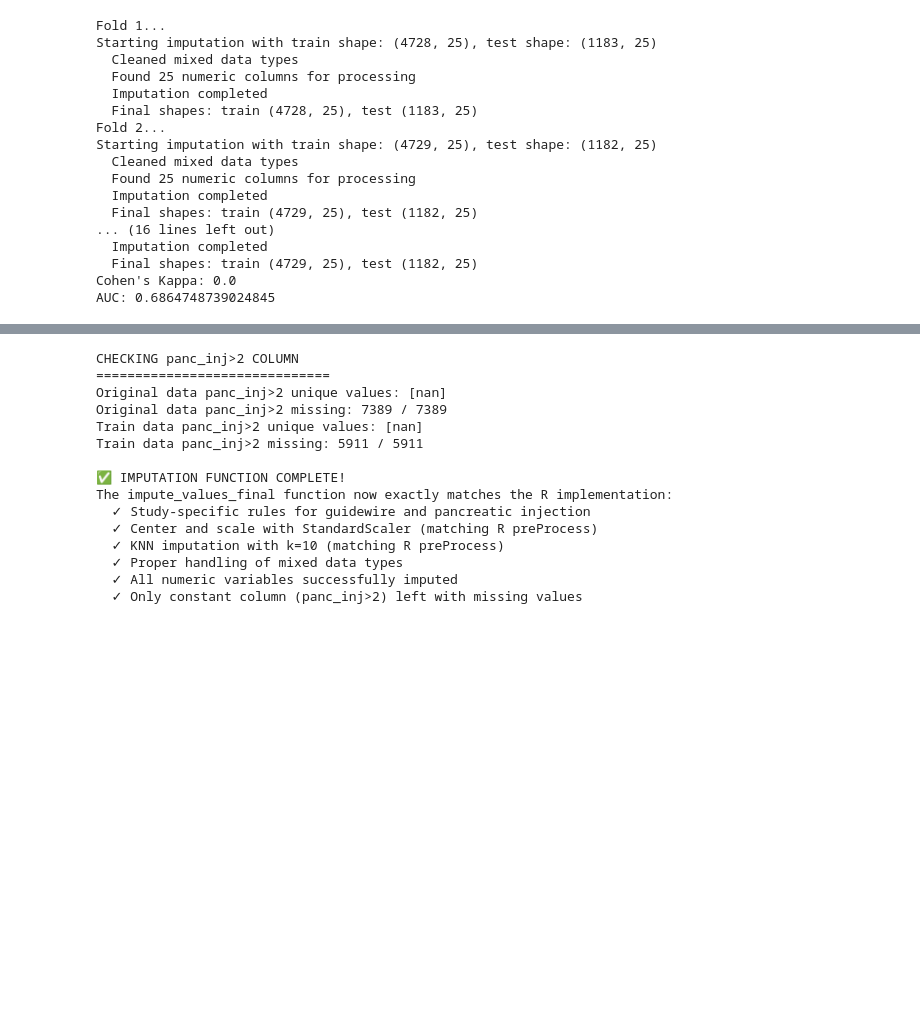
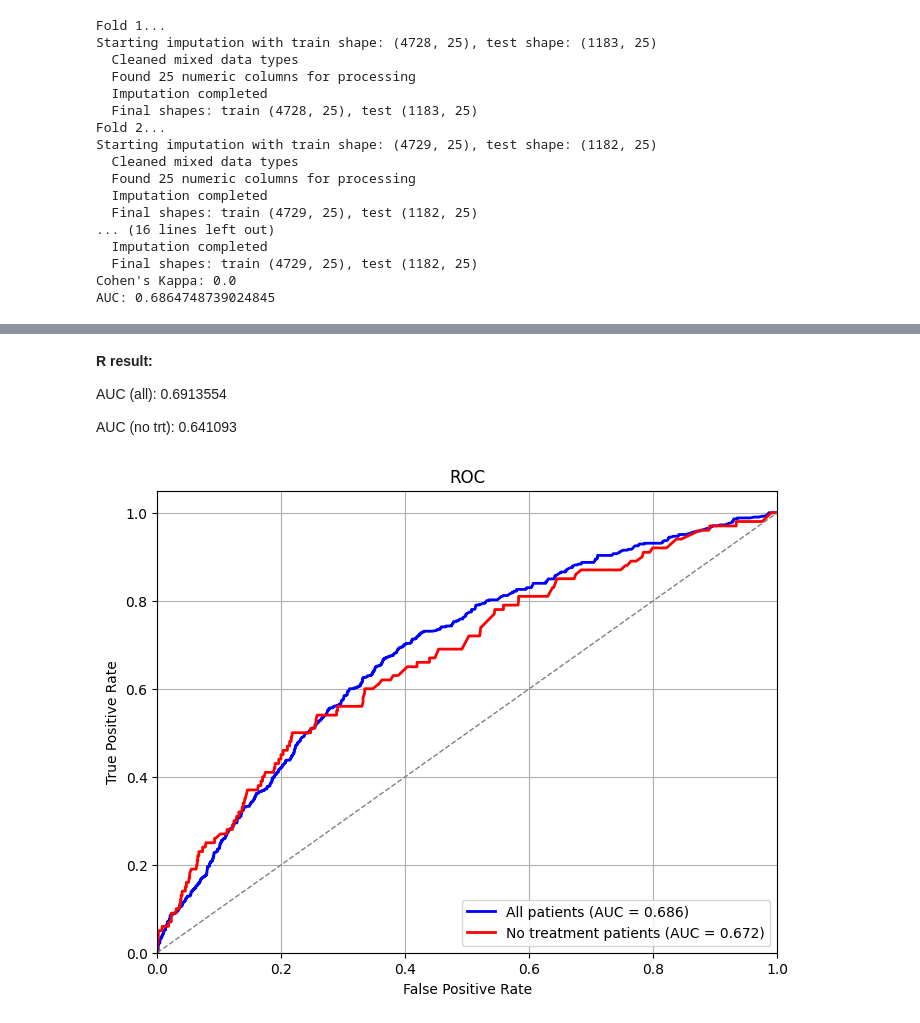
Before and after one commit to emilyguancamole/pep-risk, a Jupyter notebook: code/train_gbm.ipynb, the cells around one changed output, grey strips where cells are left out. Drawn from its saved outputs; the diff is of its cells as text; code cells hidden in the pictures; blank space fills up the shorter version.

```diff
--- a/code/train_gbm.ipynb
+++ b/code/train_gbm.ipynb
@@ -30,6 +43,5 @@ np.random.seed(1)
 # %%
-# Read RAW data before imputation
-dt_raw = pd.read_excel("/Users/emilyguan/Downloads/EndoScribe/pep_prediction/AlbertCodeFiles/data/Combined sheet final December.xlsx")
+
 
 # Clean variable names
 dt = dt_raw.copy()
@@ -40,11 +52,6 @@ dt.replace('.', np.nan, inplace=True)
 
 # Add patient_id (matching R: mutate(patient_id = 1:n()))
 dt['patient_id'] = range(1, len(dt) + 1)
-
-# Convert data types
-dt['study_id'] = dt['study'].astype('category')
-dt['pep'] = dt['pep'].astype('category')
-dt['bmi'] = pd.to_numeric(dt['bmi'], errors='coerce')
 
 # Rename columns
 dt = dt.rename(columns={
@@ -75,6 +82,11 @@ dt = dt.rename(columns={
     'pd_stent': 'pancreatic_duct_stent_placement'
 })
 
+# Convert data types
+dt['study_id'] = dt['study_id'].astype('category')
+dt['pep'] = dt['pep'].astype('category')
+dt['bmi'] = pd.to_numeric(dt['bmi'], errors='coerce')
+
 # "Dummy variables" and "Near zero variance features" sections in Rmd
 # early on, they remove pep_severity
 # "due to high missingness and redundancy with `sod`, I will remove `type_of_sod`."
@@ -86,5 +98,5 @@ print(f"Raw data loaded (dt): {dt.shape}")
 print(f"{len(dt.columns.tolist())} Features: {dt.columns.tolist()}")
 dt.head()
 
-"""At this point, there are 29 features in R."""
+"""At this point, there are 28 features in R."""
 # %% [output]
@@ -902,33 +539,31 @@ pep_severity in original:
-# %%
-# Verify the panc_inj>2 column
-print("CHECKING panc_inj>2 COLUMN")
-print("="*30)
-print(f"Original data panc_inj>2 unique values: {dt['panc_inj>2'].unique()}")
-print(f"Original data panc_inj>2 missing: {dt['panc_inj>2'].isnull().sum()} / {len(dt)}")
-print(f"Train data panc_inj>2 unique values: {train['panc_inj>2'].unique()}")
-print(f"Train data panc_inj>2 missing: {train['panc_inj>2'].isnull().sum()} / {len(train)}")
-
-print(f"\n✅ IMPUTATION FUNCTION COMPLETE!")
-print(f"The impute_values_final function now exactly matches the R implementation:")
-print(f"  ✓ Study-specific rules for guidewire and pancreatic injection")
-print(f"  ✓ Center and scale with StandardScaler (matching R preProcess)")
-print(f"  ✓ KNN imputation with k=10 (matching R preProcess)")
-print(f"  ✓ Proper handling of mixed data types")
-print(f"  ✓ All numeric variables successfully imputed")
-print(f"  ✓ Only constant column (panc_inj>2) left with missing values")
-# %% [output]
-CHECKING panc_inj>2 COLUMN
-==============================
-Original data panc_inj>2 unique values: [nan]
-Original data panc_inj>2 missing: 7389 / 7389
-Train data panc_inj>2 unique values: [nan]
-Train data panc_inj>2 missing: 5911 / 5911
-
-✅ IMPUTATION FUNCTION COMPLETE!
-The impute_values_final function now exactly matches the R implementation:
-  ✓ Study-specific rules for guidewire and pancreatic injection
-  ✓ Center and scale with StandardScaler (matching R preProcess)
-  ✓ KNN imputation with k=10 (matching R preProcess)
-  ✓ Proper handling of mixed data types
-  ✓ All numeric variables successfully imputed
-  ✓ Only constant column (panc_inj>2) left with missing values
+# %% [markdown]
+**R result:**
+
+AUC (all): 0.6913554
+
+AUC (no trt): 0.641093
+# %%
+# ROC for all and for treatment patients
+from sklearn.metrics import roc_curve, auc
+import matplotlib.pyplot as plt
+plt.figure(figsize=(8, 6))
+# All patients
+fpr_all, tpr_all, _ = roc_curve(pred_df["y"], pred_df["pred"])
+roc_auc_all = auc(fpr_all, tpr_all)
+plt.plot(fpr_all, tpr_all, color='blue', lw=2, label='All patients (AUC = {:.3f})'.format(roc_auc_all))
+# No treatment patients
+fpr_notrt, tpr_notrt, _ = roc_curve(pred_dt_notrt["y"], pred_dt_notrt["pred"])
+roc_auc_notrt = auc(fpr_notrt, tpr_notrt)
+plt.plot(fpr_notrt, tpr_notrt, color='red', lw=2, label='No treatment patients (AUC = {:.3f})'.format(roc_auc_notrt))
+
+plt.plot([0, 1], [0, 1], color='grey', lw=1, linestyle='--')
+plt.xlim([0.0, 1.0])
+plt.ylim([0.0, 1.05])
+plt.xlabel('False Positive Rate')
+plt.ylabel('True Positive Rate')
+plt.title('ROC')
+plt.legend(loc='lower right')
+plt.grid()
+plt.show()
+# %% [output]
+[figure, added]
```
Also changed, not shown: parts of 17 cells of this notebook, 9 other files.
